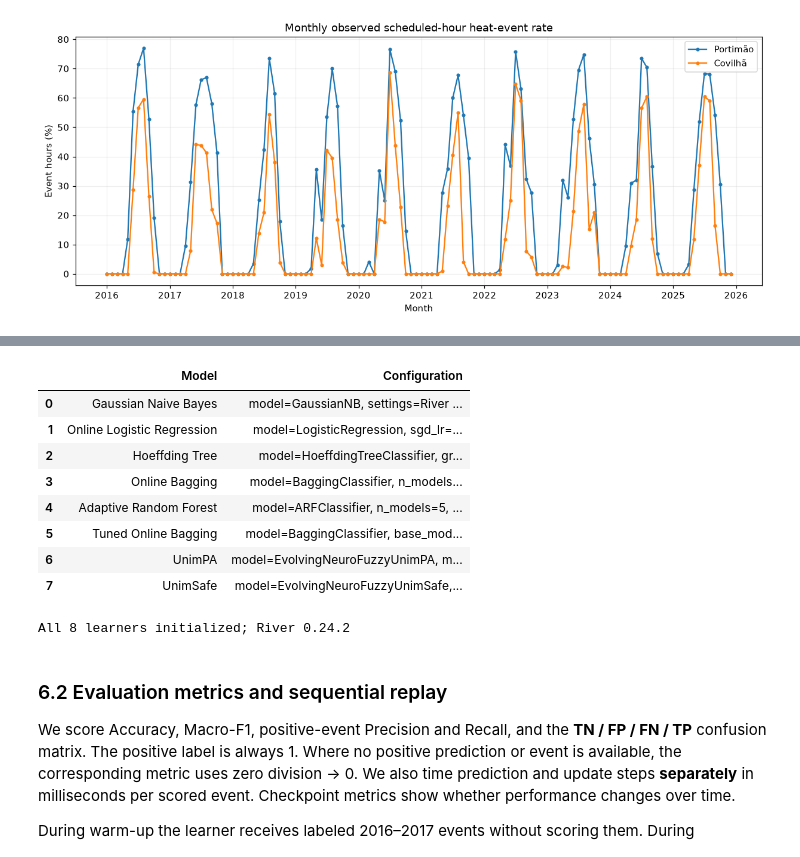
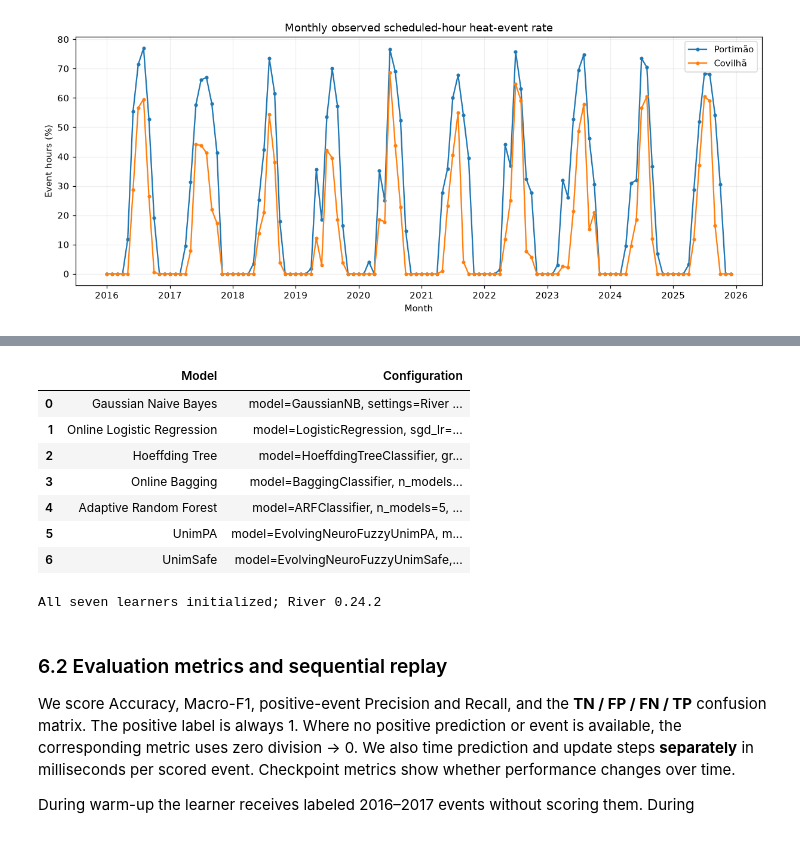
Before and after one commit to VikaMokhovikova/data_stream_mining_final, a Jupyter notebook: src/Final_Project_Heat_Stress.ipynb, the cells around one changed output, grey strips where cells are left out. Cells and saved outputs as stored; diff of their text form; code cells hidden in the pictures.

```diff
--- a/src/Final_Project_Heat_Stress.ipynb
+++ b/src/Final_Project_Heat_Stress.ipynb
@@ -810,19 +695,9 @@ class FuzzyStreamModel:
     def learn_one(self, x, y):
         self.learner.partial_fit(self.inputs(x), np.array([y]))
 
-# Selected on the 2016-2017 warm-up only by src/tune_hyperparameters.py
-# (results/tuning/best_parameters.json); one configuration per representation.
-TUNED_BAGGING = {
-    'A': {'n_models': 15, 'grace_period': 50, 'delta': 6.798389918397393e-07,
-          'tau': 0.2, 'leaf_prediction': 'nba', 'split_criterion': 'gini'},
-    'B': {'n_models': 20, 'grace_period': 10, 'delta': 7.056941046962843e-05,
-          'tau': 0.1, 'leaf_prediction': 'nba', 'split_criterion': 'info_gain'},
-}
-
 MODEL_NAMES = [
     'Gaussian Naive Bayes', 'Online Logistic Regression',
     'Hoeffding Tree', 'Online Bagging', 'Adaptive Random Forest', *FUZZY,
-    'Tuned Online Bagging',
 ]
 MODEL_PARAMETERS = {
     'Gaussian Naive Bayes': {'model': 'GaussianNB', 'settings': 'River defaults'},
@@ -837,12 +712,6 @@ MODEL_PARAMETERS = {
                                'tau': .1, 'leaf_prediction': 'mc', 'seed': RANDOM_SEED},
 }
 
-
-MODEL_PARAMETERS['Tuned Online Bagging'] = {
-    'model': 'BaggingClassifier', 'base_model': 'HoeffdingTreeClassifier',
-    'seed': RANDOM_SEED, 'selection': 'random search on 2016-2017 warm-up only',
-    'representation_A': TUNED_BAGGING['A'], 'representation_B': TUNED_BAGGING['B'],
-}
 
 for name, cls in FUZZY.items():
     MODEL_PARAMETERS[name] = {'model': cls.__name__, 'max_rules': 5, 'n_classes': 2,
@@ -866,45 +735,39 @@ def new_model(name, columns=REP_A):
     if name == 'Online Bagging':
         return ensemble.BaggingClassifier(model=make_tree(),
                                           n_models=ENSEMBLE_SIZE, seed=RANDOM_SEED)
-    if name == 'Tuned Online Bagging':
-        params = dict(TUNED_BAGGING['B' if list(columns) == REP_B else 'A'])
-        n_models = params.pop('n_models')
-        return ensemble.BaggingClassifier(model=tree.HoeffdingTreeClassifier(**params),
-                                          n_models=n_models, seed=RANDOM_SEED)
     if name == 'Adaptive Random Forest':
         return forest.ARFClassifier(n_models=ENSEMBLE_SIZE, max_features='sqrt',
                                     lambda_value=6, grace_period=50, delta=.001,
                                     tau=.1, leaf_prediction='mc', seed=RANDOM_SEED)
     raise KeyError(name)
 
 
 for model_name in MODEL_NAMES:
     candidate_model = new_model(model_name)
     assert hasattr(candidate_model, 'predict_one') and hasattr(candidate_model, 'learn_one')
 model_table = pd.DataFrame([
     {
         'Model': name,
         'Configuration': ', '.join(
             f'{key}={value}'
             for key, value in parameters.items()
         )
     }
     for name, parameters in MODEL_PARAMETERS.items()
 ])
 
 display(model_table)
-print(f'All {len(MODEL_NAMES)} learners initialized; River', installed_version('river'))
+print('All seven learners initialized; River', installed_version('river'))
 # %% [output]
 |  | Model | Configuration |
 | 0 | Gaussian Naive Bayes | model=GaussianNB, settings=River ... |
 | 1 | Online Logistic Regression | model=LogisticRegression, sgd_lr=... |
 | 2 | Hoeffding Tree | model=HoeffdingTreeClassifier, gr... |
 | 3 | Online Bagging | model=BaggingClassifier, n_models... |
 | 4 | Adaptive Random Forest | model=ARFClassifier, n_models=5, ... |
-| 5 | Tuned Online Bagging | model=BaggingClassifier, base_mod... |
-| 6 | UnimPA | model=EvolvingNeuroFuzzyUnimPA, m... |
-| 7 | UnimSafe | model=EvolvingNeuroFuzzyUnimSafe,... |
+| 5 | UnimPA | model=EvolvingNeuroFuzzyUnimPA, m... |
+| 6 | UnimSafe | model=EvolvingNeuroFuzzyUnimSafe,... |
-All 8 learners initialized; River 0.24.2
+All seven learners initialized; River 0.24.2
 # %% [markdown]
 ### 6.2 Evaluation metrics and sequential replay
 We score Accuracy, Macro-F1, positive-event Precision and Recall, and the **TN / FP / FN / TP** confusion matrix. The positive label is always 1. Where no positive prediction or event is available, the corresponding metric uses zero division → 0. We also time prediction and update steps **separately** in milliseconds per scored event. Checkpoint metrics show whether performance changes over time.
```
Also changed, not shown: parts of 11 cells of this notebook, 12 other files.
